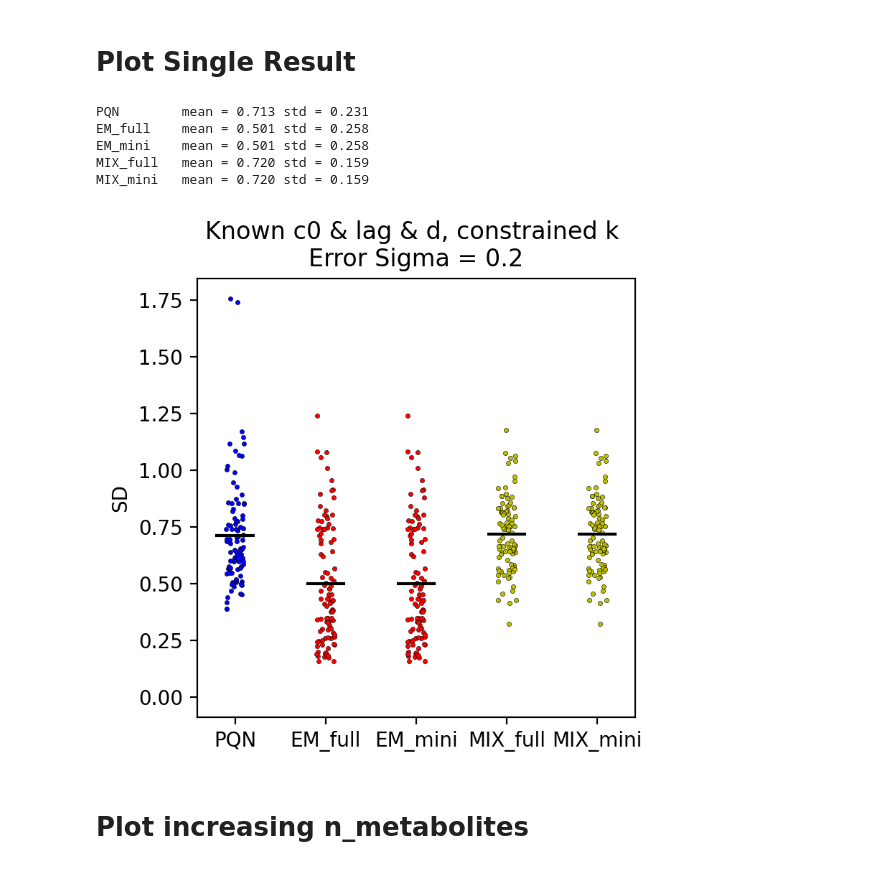
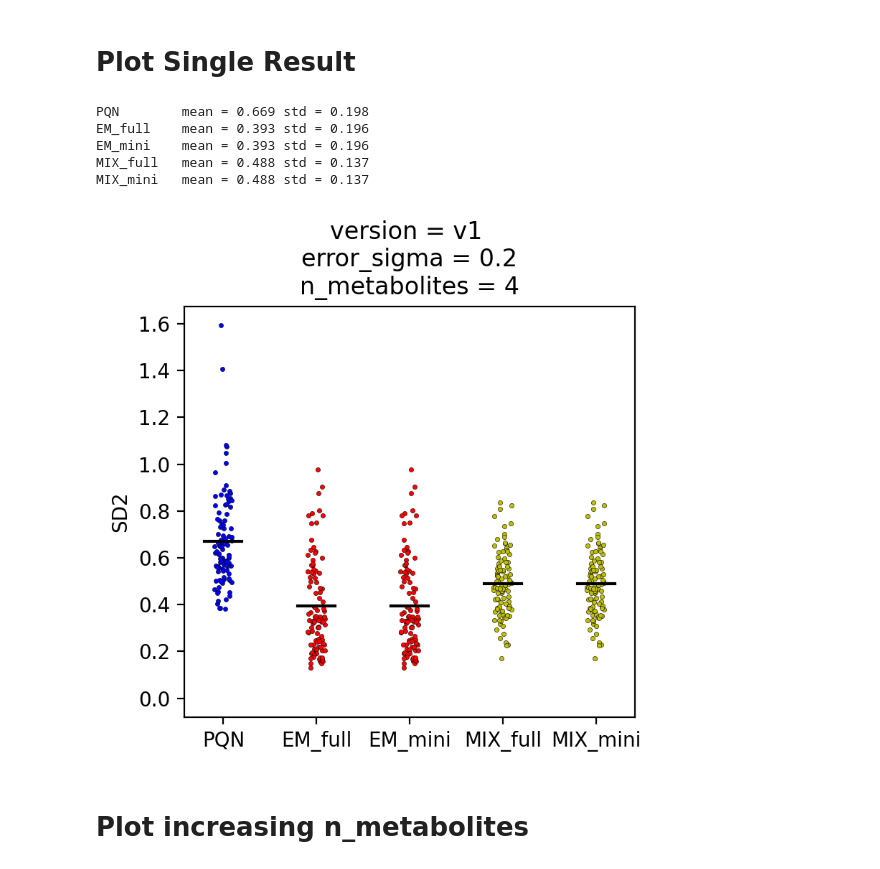
Before and after one commit to Gotsmy/sweat_normalization, a Jupyter notebook: Simulation_Analysis.ipynb, the cells around one changed output. Drawn from its saved outputs; the diff is of its cells as text; code cells hidden in the pictures.

```diff
--- a/Simulation_Analysis.ipynb
+++ b/Simulation_Analysis.ipynb
@@ -56,7 +56,7 @@ def relative_error(true,fit):
 
 def ratio_SD(true,fit):
     y = fit/true
-    return np.std(y-np.mean(y))
+    return np.std(y)
 
 diagnosis = {'SSE':SSE,
              'r2':r2,
@@ -64,7 +64,7 @@ diagnosis = {'SSE':SSE,
              'pearson':pearsonr,
              'rE':relative_error,
              'SD':SD,
-             'ratio_SD':ratio_SD
+             'ratio_SD':ratio_SD,
             }
 # %%
 def plot_performance(diagnosis_name,results_sv):
@@ -129,32 +156,31 @@ def plot_performance(diagnosis_name,results_sv):
 # %%
 # load data
 error_sigma   = .2
 n_metabolites = 4
 path          = 'v1'
 base          = '/home/users/mgotsmy/paper_gits/211109_sweat_normalization_github/sweat_normalization/simulation_results'
 with open(f'{base}/{path}_e_{error_sigma}_n_{n_metabolites}.pkl','rb') as file:
     results_time,results_sv,results_model,raw_values = pickle.load(file)
 
 plt.figure(dpi=200,figsize=(4,4))
-plt.title('Known c0 & lag & d, constrained k \nError Sigma = {:.1f}'.format(error_sigma))
-labels = ['Model A','Model B','Model C']
+plt.title('version = {} \nerror_sigma = {:.1f}\nn_metabolites = {}'.format(path,error_sigma,n_metabolites))
 
-diagnosis_name = 'SD'
+diagnosis_name = 'SD2'
 nr = plot_performance(diagnosis_name,results_sv)
 plt.ylabel(diagnosis_name)
 plt.plot(0,0,color='b',label='PQN')
 plt.plot(0,0,color='r',label='EM')
 plt.plot(0,0,color='y',label='MIX')
 plt.xticks(range(nr),['PQN','EM_full','EM_mini','MIX_full','MIX_mini'])
 # plt.legend(fancybox=False,edgecolor='k')#,loc='lower right')
 plt.tight_layout()
 plt.show()
 # %% [output]
-PQN        mean = 0.713 std = 0.231
-EM_full    mean = 0.501 std = 0.258
-EM_mini    mean = 0.501 std = 0.258
-MIX_full   mean = 0.720 std = 0.159
-MIX_mini   mean = 0.720 std = 0.159
+PQN        mean = 0.669 std = 0.198
+EM_full    mean = 0.393 std = 0.196
+EM_mini    mean = 0.393 std = 0.196
+MIX_full   mean = 0.488 std = 0.137
+MIX_mini   mean = 0.488 std = 0.137
-[figure, old version]
+[figure, new version]
 # %% [markdown]
 # Plot increasing n_metabolites
```
Also changed, not shown: parts of 4 cells of this notebook.
